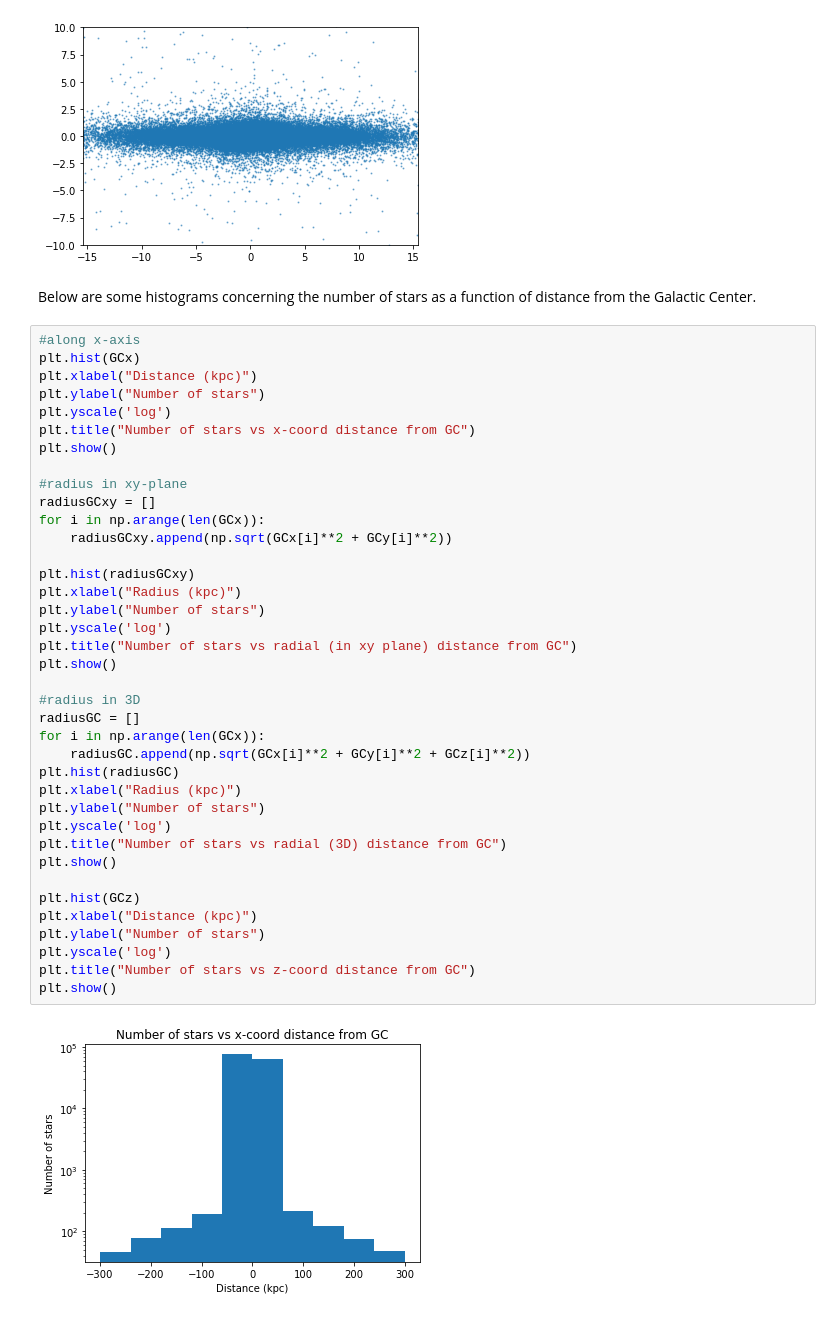
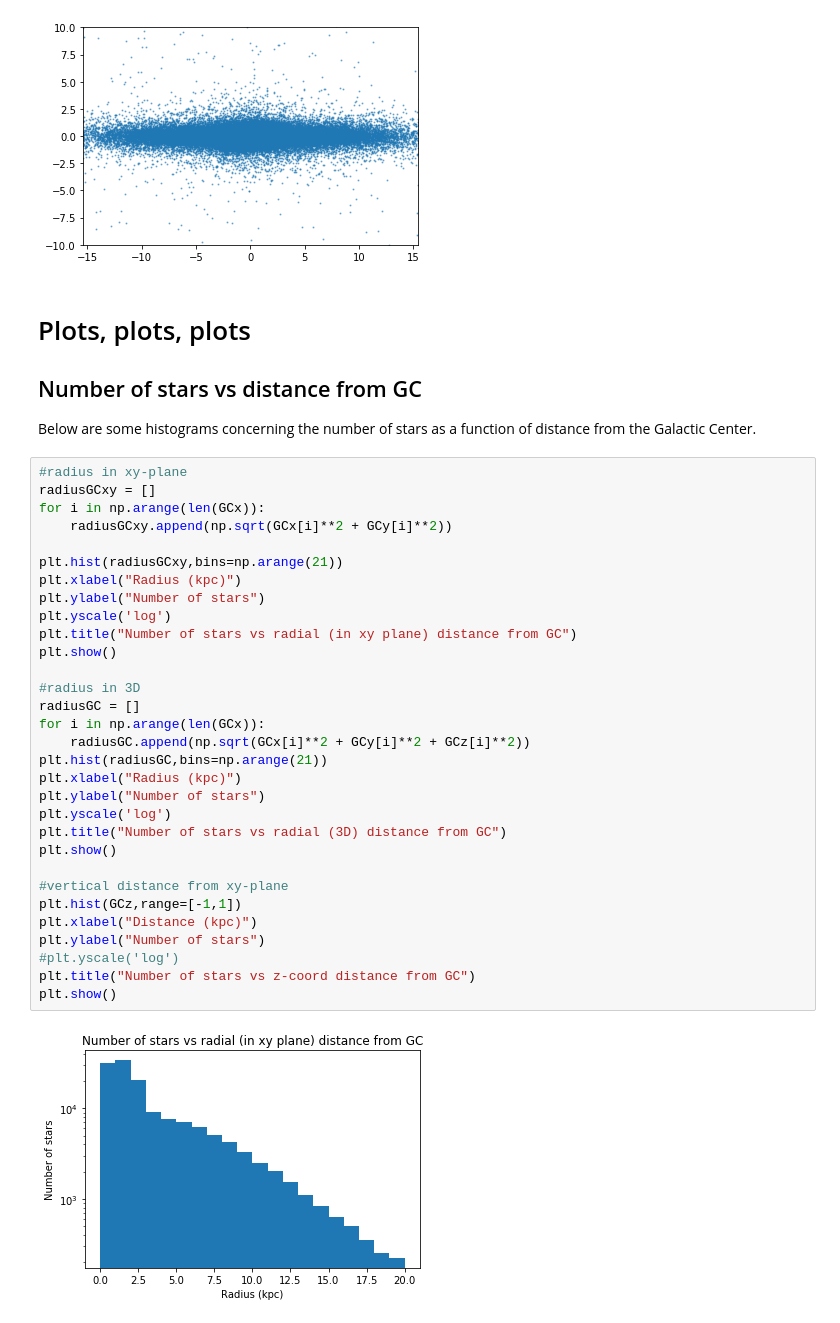
Before and after one commit to bluefatima/PandaRepo, a Jupyter notebook: Galaxia Tests.ipynb, the cells around one changed output. Drawn from its saved outputs; the diff is of its cells as text.

```diff
--- a/Galaxia Tests.ipynb
+++ b/Galaxia Tests.ipynb
@@ -104,44 +117,41 @@ plt.show()
 [figure]
 [figure]
 # %% [markdown]
+# Plots, plots, plots
+
+## Number of stars vs distance from GC
+
 Below are some histograms concerning the number of stars as a function of distance from the Galactic Center.
 # %%
-#along x-axis
-plt.hist(GCx)
-plt.xlabel("Distance (kpc)")
-plt.ylabel("Number of stars")
-plt.yscale('log')
-plt.title("Number of stars vs x-coord distance from GC")
-plt.show()
-
 #radius in xy-plane
 radiusGCxy = []
 for i in np.arange(len(GCx)):
     radiusGCxy.append(np.sqrt(GCx[i]**2 + GCy[i]**2))
 
-plt.hist(radiusGCxy)
+plt.hist(radiusGCxy,bins=np.arange(21))
 plt.xlabel("Radius (kpc)")
 plt.ylabel("Number of stars")
 plt.yscale('log')
 plt.title("Number of stars vs radial (in xy plane) distance from GC")
 plt.show()
 
 #radius in 3D
 radiusGC = []
 for i in np.arange(len(GCx)):
     radiusGC.append(np.sqrt(GCx[i]**2 + GCy[i]**2 + GCz[i]**2))
-plt.hist(radiusGC)
+plt.hist(radiusGC,bins=np.arange(21))
 plt.xlabel("Radius (kpc)")
 plt.ylabel("Number of stars")
 plt.yscale('log')
 plt.title("Number of stars vs radial (3D) distance from GC")
 plt.show()
 
-plt.hist(GCz)
+#vertical distance from xy-plane
+plt.hist(GCz,range=[-1,1])
 plt.xlabel("Distance (kpc)")
 plt.ylabel("Number of stars")
-plt.yscale('log')
+#plt.yscale('log')
 plt.title("Number of stars vs z-coord distance from GC")
 plt.show()
 # %% [output]
-[figure, old version]
+[figure, new version]
```
Also changed, not shown: parts of 24 cells of this notebook.
